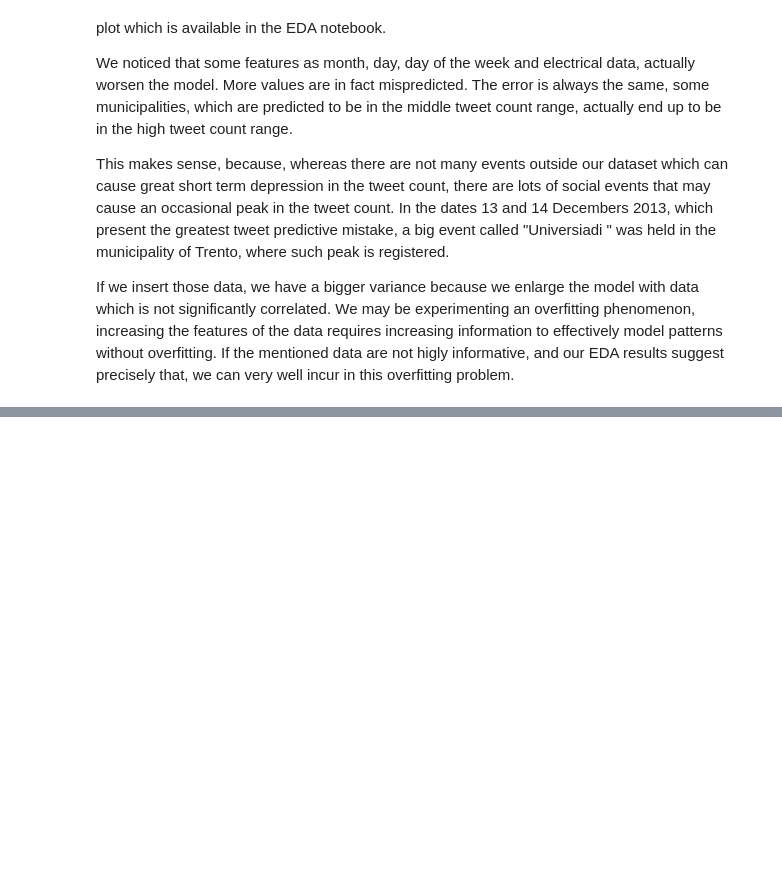
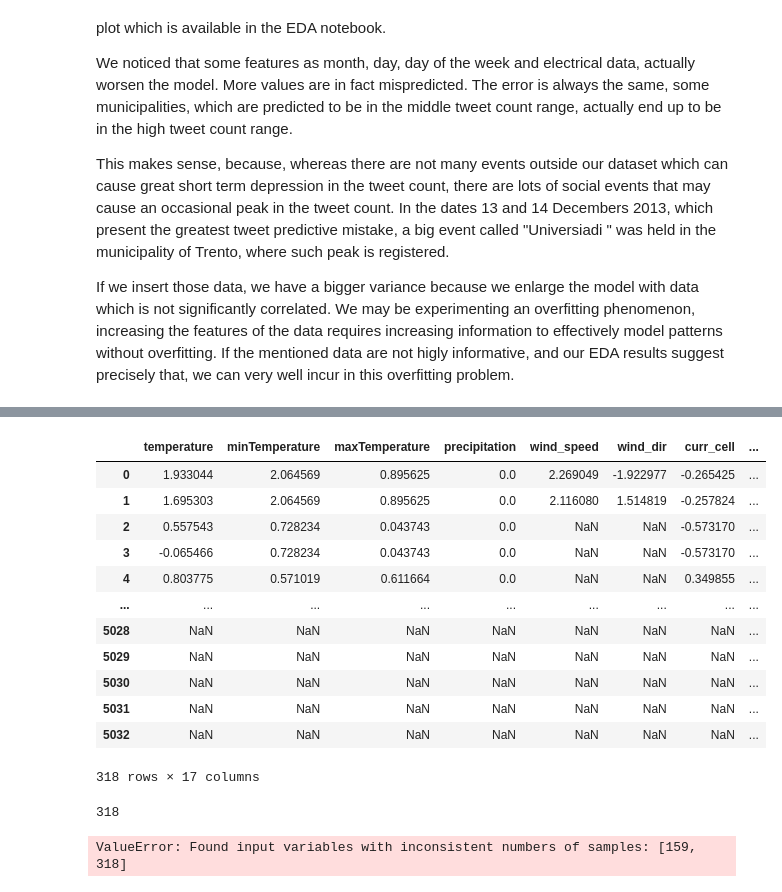
Before and after one commit to giorgiomi/social-pulse-predictor, a Jupyter notebook: notebooks/Classification.ipynb, the cells around one changed output, grey strips where cells are left out. Saved outputs shown, nothing was run; the diff lists cells and outputs as text; code cells hidden in the pictures; blank space fills up the shorter version.

```diff
--- a/notebooks/Classification.ipynb
+++ b/notebooks/Classification.ipynb
@@ -138,0 +295,9 @@ If the mentioned data are not higly informative, and our EDA results suggest pre
+# %%
+le = LabelEncoder()
+for feat in categorical_features:
+    X31[feat] = le.fit_transform(X31[feat])
+# %%
+scaler = StandardScaler()
+scaled_numerical = scaler.fit_transform(X31[numerical_features])
+# %%
+scaled_numerical_df = pd.DataFrame(scaled_numerical, columns=numerical_features)
@@ -138,0 +320,18 @@ If the mentioned data are not higly informative, and our EDA results suggest pre
+# %%
+X31 = pd.concat([scaled_numerical_df, X31[categorical_features].astype('category')], axis=1)
+# %%
+X31
+# %% [output]
+|  | temperature | minTemperature | maxTemperature | precipitation | wind_speed | wind_dir | curr_cell | ... |
+| 0 | 1.933044 | 2.064569 | 0.895625 | 0.0 | 2.269049 | -1.922977 | -0.265425 | ... |
+| 1 | 1.695303 | 2.064569 | 0.895625 | 0.0 | 2.116080 | 1.514819 | -0.257824 | ... |
+| 2 | 0.557543 | 0.728234 | 0.043743 | 0.0 | NaN | NaN | -0.573170 | ... |
+| 3 | -0.065466 | 0.728234 | 0.043743 | 0.0 | NaN | NaN | -0.573170 | ... |
+| 4 | 0.803775 | 0.571019 | 0.611664 | 0.0 | NaN | NaN | 0.349855 | ... |
+| ... | ... | ... | ... | ... | ... | ... | ... | ... |
+| 5028 | NaN | NaN | NaN | NaN | NaN | NaN | NaN | ... |
+| 5029 | NaN | NaN | NaN | NaN | NaN | NaN | NaN | ... |
+| 5030 | NaN | NaN | NaN | NaN | NaN | NaN | NaN | ... |
+| 5031 | NaN | NaN | NaN | NaN | NaN | NaN | NaN | ... |
+| 5032 | NaN | NaN | NaN | NaN | NaN | NaN | NaN | ... |
+318 rows × 17 columns
@@ -138,0 +340,13 @@ If the mentioned data are not higly informative, and our EDA results suggest pre
+# %%
+len(X31)
+# %% [output]
+318
+# %%
+confusion_matrix(y31, y_pred31)
+
+ax= plt.subplot()
+sns.heatmap(confusion_matrix(y31, y_pred31), annot=True, fmt='g', ax=ax)
+ax.xaxis.set_ticklabels(['high', 'low', 'medium'])
+ax.yaxis.set_ticklabels(['high', 'low', 'medium'])
+# %% [output]
+ValueError: Found input variables with inconsistent numbers of samples: [159, 318]
```
Also changed, not shown: parts of 55 cells of this notebook.
